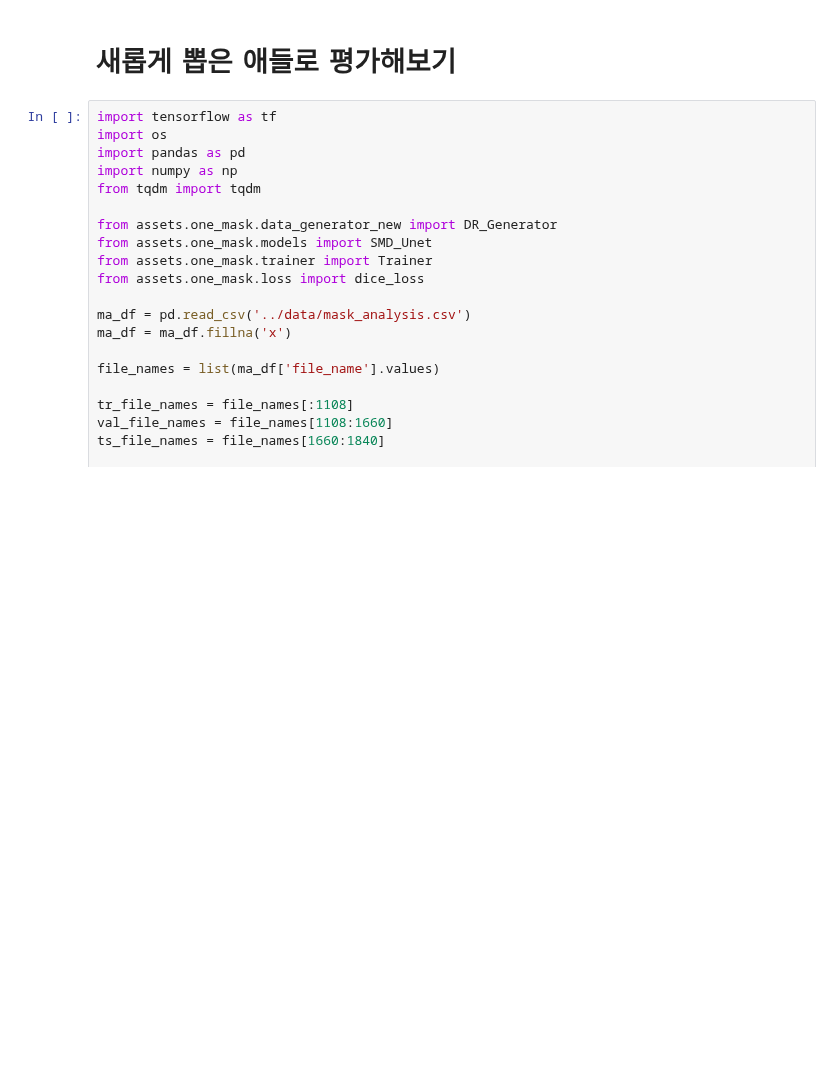
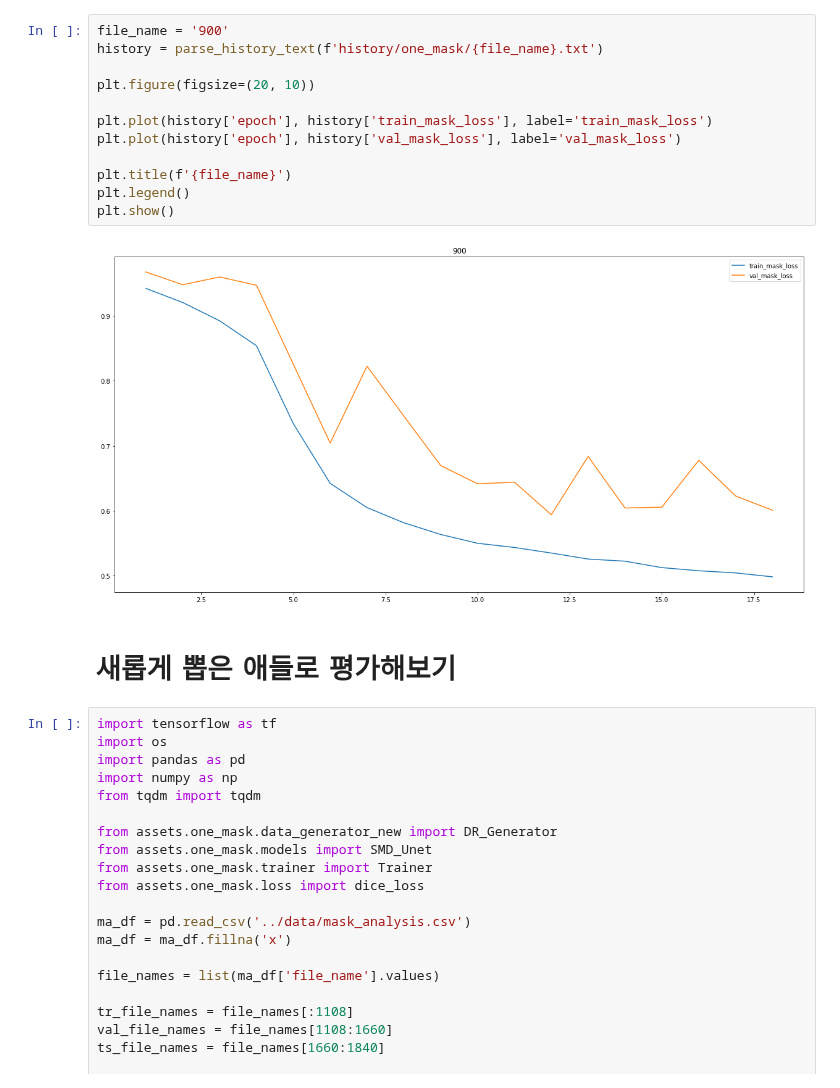
Before and after one commit to ktm379/DR-GeuAl, a Jupyter notebook: code/mk_evaluation_inTK.ipynb, the cells around one changed output. Cells and saved outputs as stored; diff of their text form; blank space fills up the shorter version.

```diff
--- a/code/mk_evaluation_inTK.ipynb
+++ b/code/mk_evaluation_inTK.ipynb
@@ -1,3 +21,17 @@
+# %%
+file_name = '900'
+history = parse_history_text(f'history/one_mask/{file_name}.txt')
+
+plt.figure(figsize=(20, 10))
+
+plt.plot(history['epoch'], history['train_mask_loss'], label='train_mask_loss')
+plt.plot(history['epoch'], history['val_mask_loss'], label='val_mask_loss')
+
+plt.title(f'{file_name}')
+plt.legend()
+plt.show()
+# %% [output]
+[figure, added]
 # %% [markdown]
 # 새롭게 뽑은 애들로 평가해보기
 # %%
```
Also changed, not shown: parts of 2 cells of this notebook, 4 other files.
